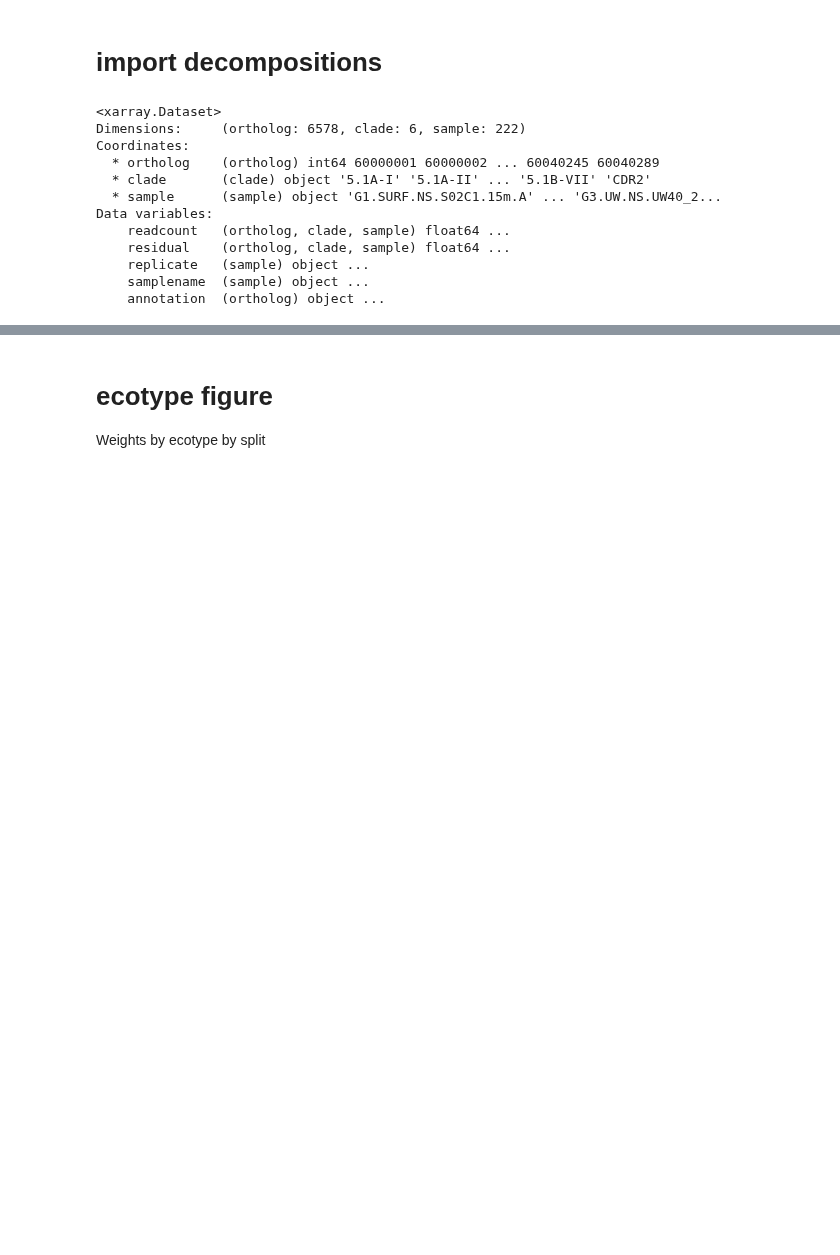
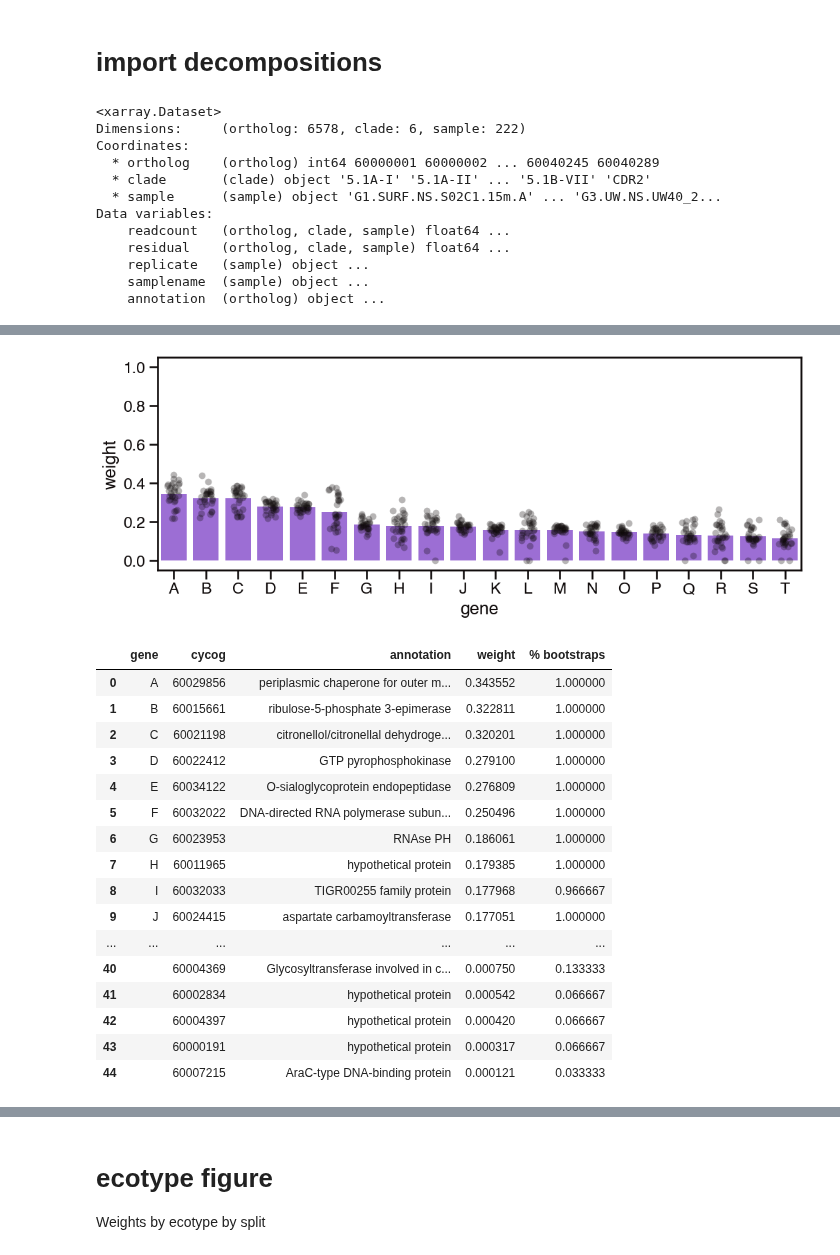
Before and after one commit to blasks/barnacle-manuscript, a Jupyter notebook: figures/5-models/component-profiles.ipynb, the cells around one changed output, grey strips where cells are left out. Drawn from its saved outputs; the diff is of its cells as text; code cells hidden in the pictures; blank space fills up the shorter version.

```diff
--- a/figures/5-models/component-profiles.ipynb
+++ b/figures/5-models/component-profiles.ipynb
@@ -433,0 +301,72 @@ summary_component_df.tail(50)
+# %%
+# gene figure
+
+thold_bootstrap = 0.8
+max_genes = 20
+
+plot_df = gene_df[gene_df['% bootstraps'].ge(thold_bootstrap)]
+# fill in nas
+plot_df = plot_df.fillna(0.0)
+# find top genes by mean weight
+top_genes = plot_df.groupby('cycog').weight.mean().sort_values(ascending=False).head(max_genes).index
+plot_df = plot_df[plot_df['cycog'].isin(top_genes)].reset_index()
+# sort by mean weight
+gene_labels = list(string.ascii_uppercase)[:max_genes]
+plot_df['gene'] = plot_df['cycog'].map(dict(zip(top_genes, gene_labels)))
+plot_df = plot_df.sort_values('gene')
+
+fig, axis = plt.subplots(figsize=(12, 4))
+sns.stripplot(
+    data=plot_df,
+    x='gene',
+    y='weight',
+    color=line_color,
+    alpha=.3,
+    size=7,
+    jitter=.2,
+    ax=axis
+)
+sns.barplot(
+    data=plot_df,
+    x='gene',
+    y='weight',
+    color=sns.color_palette()[0],
+    errorbar=None,
+#     errorbar='sd',
+#     edgecolor=line_color,
+#     linewidth=3,
+#     capsize=0.4,
+#     facecolor=(0, 0, 0, 0),
+    ax=axis
+)
+axis.set(ylim=[-0.05, 1.05])
+
+# print the plot
+plt.show()
+
+# show gene name key
+gene_key_df = gene_df.fillna(0.0).groupby(['cycog', 'annotation'])[['weight', '% bootstraps']].mean().reset_index()
+gene_key_df['gene'] = gene_key_df['cycog'].map(dict(zip(top_genes, gene_labels)))
+gene_key_df = gene_key_df[
+    ['gene', 'cycog', 'annotation', 'weight', '% bootstraps']
+].sort_values('weight', ascending=False).sort_values('gene').reset_index(drop=True).fillna('')
+gene_key_df.head(50)
+# %% [output]
+[figure, added]
+|  | gene | cycog | annotation | weight | % bootstraps |
+| 0 | A | 60029856 | periplasmic chaperone for outer m... | 0.343552 | 1.000000 |
+| 1 | B | 60015661 | ribulose-5-phosphate 3-epimerase | 0.322811 | 1.000000 |
+| 2 | C | 60021198 | citronellol/citronellal dehydroge... | 0.320201 | 1.000000 |
+| 3 | D | 60022412 | GTP pyrophosphokinase | 0.279100 | 1.000000 |
+| 4 | E | 60034122 | O-sialoglycoprotein endopeptidase | 0.276809 | 1.000000 |
+| 5 | F | 60032022 | DNA-directed RNA polymerase subun... | 0.250496 | 1.000000 |
+| 6 | G | 60023953 | RNAse PH | 0.186061 | 1.000000 |
+| 7 | H | 60011965 | hypothetical protein | 0.179385 | 1.000000 |
+| 8 | I | 60032033 | TIGR00255 family protein | 0.177968 | 0.966667 |
+| 9 | J | 60024415 | aspartate carbamoyltransferase | 0.177051 | 1.000000 |
+| ... | ... | ... | ... | ... | ... |
+| 40 |  | 60004369 | Glycosyltransferase involved in c... | 0.000750 | 0.133333 |
+| 41 |  | 60002834 | hypothetical protein | 0.000542 | 0.066667 |
+| 42 |  | 60004397 | hypothetical protein | 0.000420 | 0.066667 |
+| 43 |  | 60000191 | hypothetical protein | 0.000317 | 0.066667 |
+| 44 |  | 60007215 | AraC-type DNA-binding protein | 0.000121 | 0.033333 |
```
Also changed, not shown: parts of 18 cells of this notebook, 1 other file.
